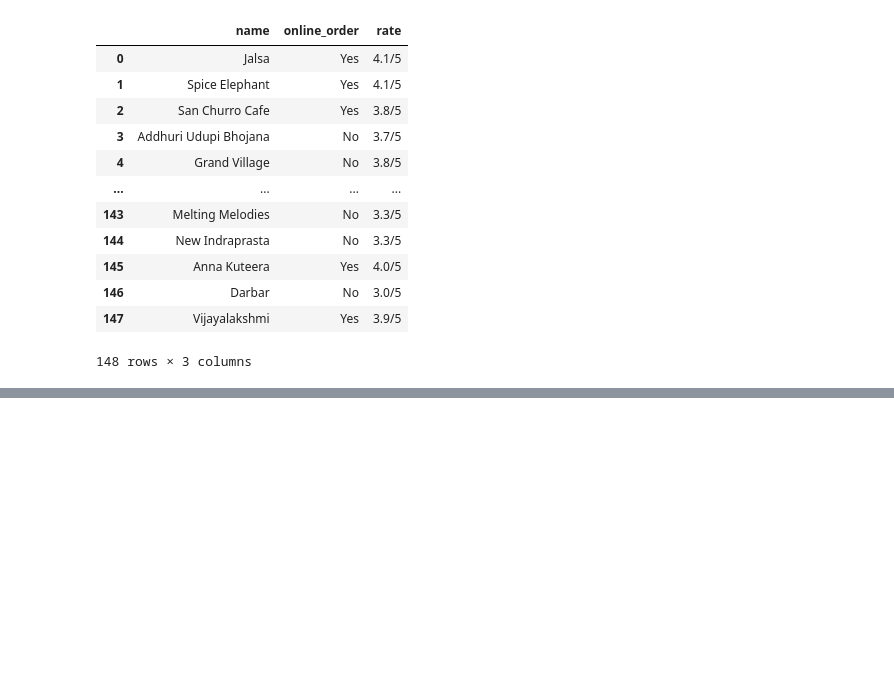
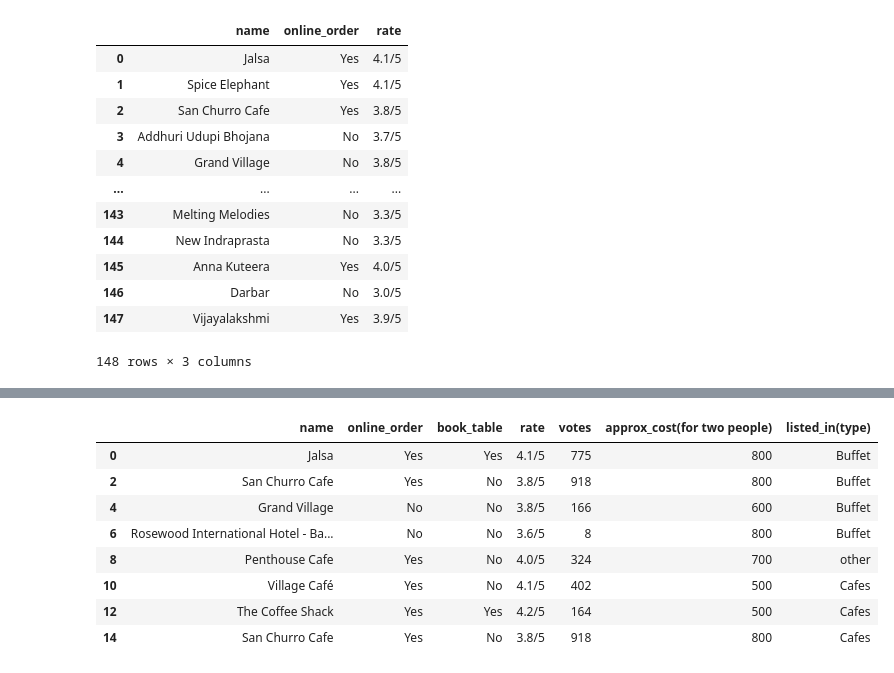
Before and after one commit to Codebyjanhvi/Data_Analysis_-Projects, a Jupyter notebook: Zomato_Pandas_.ipynb, the cells around one changed output, grey strips where cells are left out. Cells and saved outputs as stored; diff of their text form; code cells hidden in the pictures; blank space fills up the shorter version.

```diff
--- a/Zomato_Pandas_.ipynb
+++ b/Zomato_Pandas_.ipynb
@@ -130,0 +134,12 @@ dtype: int64
+# %%
+df.iloc[0:15:2] # get row also i used slicing
+# %% [output]
+|  | name | online_order | book_table | rate | votes | approx_cost(for two people) | listed_in(type) |
+| 0 | Jalsa | Yes | Yes | 4.1/5 | 775 | 800 | Buffet |
+| 2 | San Churro Cafe | Yes | No | 3.8/5 | 918 | 800 | Buffet |
+| 4 | Grand Village | No | No | 3.8/5 | 166 | 600 | Buffet |
+| 6 | Rosewood International Hotel - Ba... | No | No | 3.6/5 | 8 | 800 | Buffet |
+| 8 | Penthouse Cafe | Yes | No | 4.0/5 | 324 | 700 | other |
+| 10 | Village Café | Yes | No | 4.1/5 | 402 | 500 | Cafes |
+| 12 | The Coffee Shack | Yes | Yes | 4.2/5 | 164 | 500 | Cafes |
+| 14 | San Churro Cafe | Yes | No | 3.8/5 | 918 | 800 | Cafes |
```
Also changed, not shown: parts of 3 cells of this notebook.
